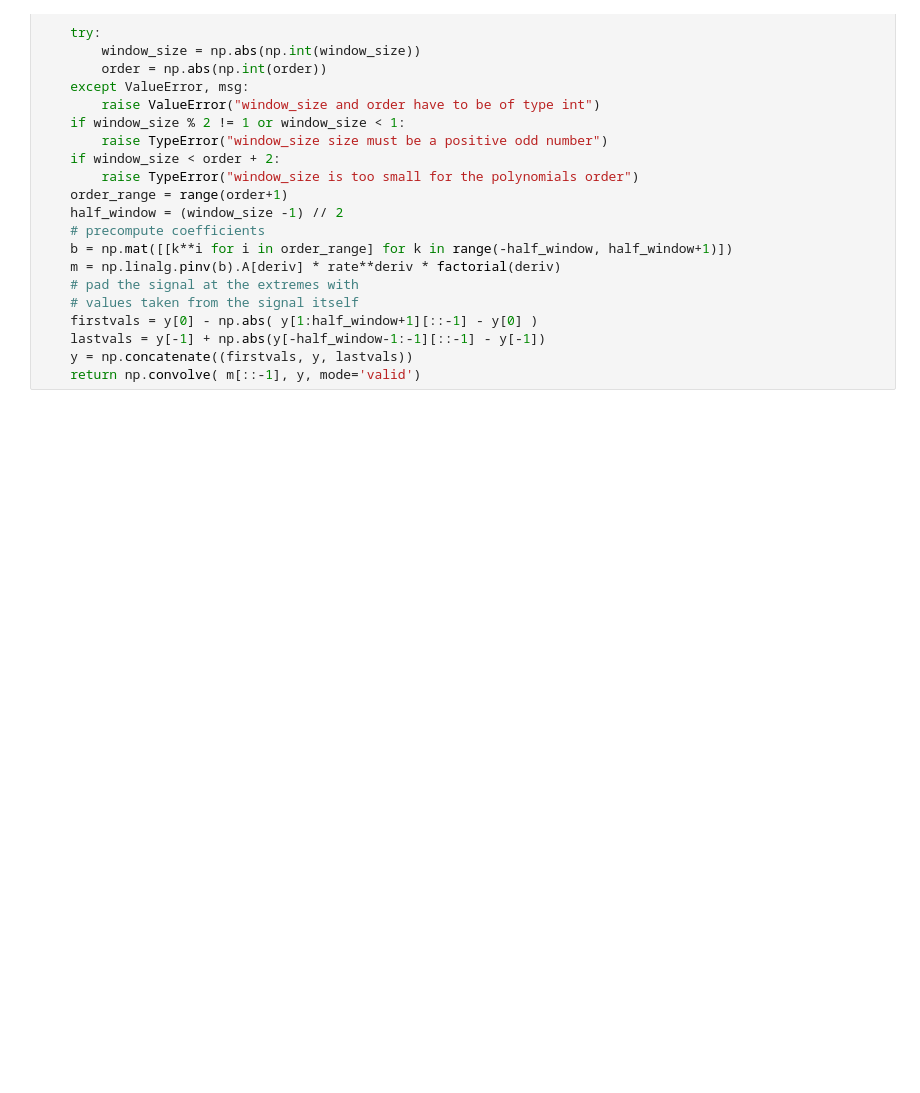
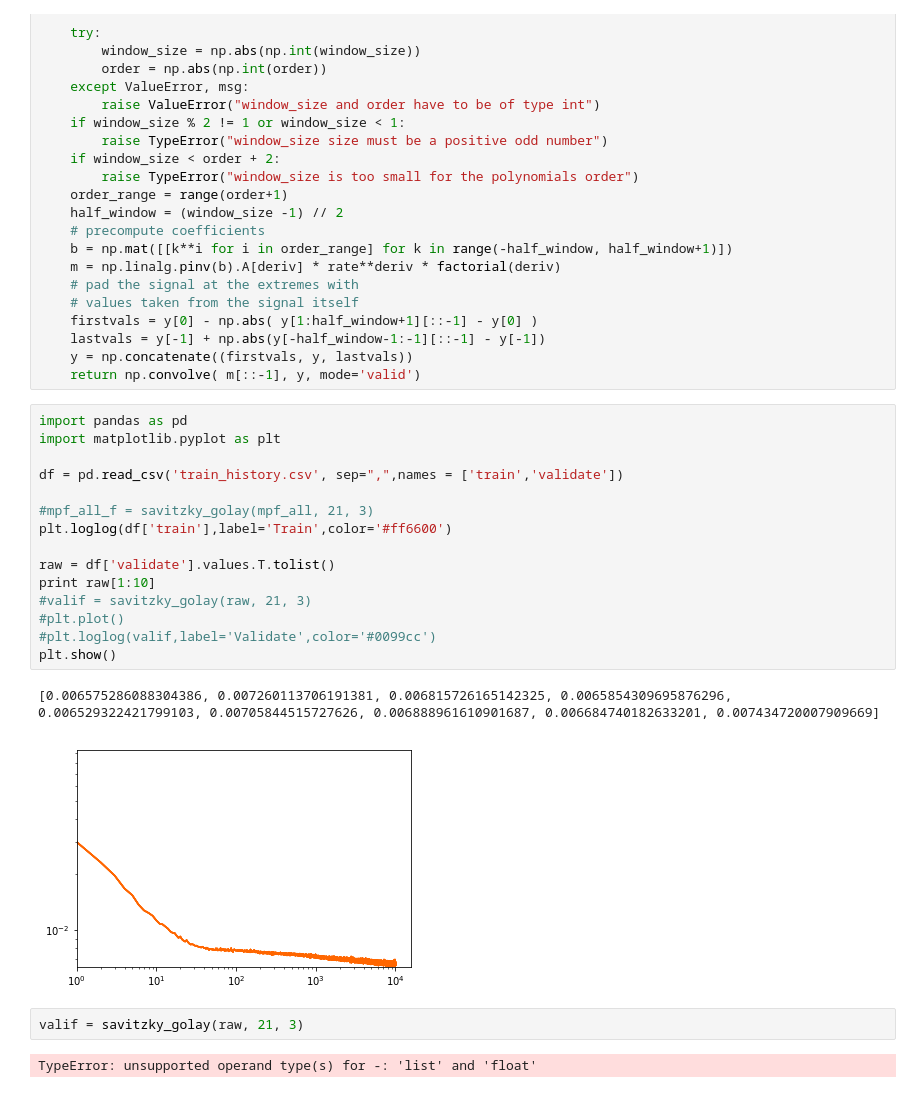
Before and after one commit to mira67/DL4RS, a Jupyter notebook: sandbox/test.ipynb, the cells around one changed output. Saved outputs shown, nothing was run; the diff lists cells and outputs as text; blank space fills up the shorter version.

Commit message:
save train history data for plot

```diff
--- a/sandbox/test.ipynb
+++ b/sandbox/test.ipynb
@@ -264,3 +264,25 @@ def savitzky_golay(y, window_size, order, deriv=0, rate=1):
     lastvals = y[-1] + np.abs(y[-half_window-1:-1][::-1] - y[-1])
     y = np.concatenate((firstvals, y, lastvals))
     return np.convolve( m[::-1], y, mode='valid')
+# %%
+import pandas as pd
+import matplotlib.pyplot as plt
+
+df = pd.read_csv('train_history.csv', sep=",",names = ['train','validate'])
+
+#mpf_all_f = savitzky_golay(mpf_all, 21, 3)
+plt.loglog(df['train'],label='Train',color='#ff6600')
+
+raw = df['validate'].values.T.tolist()
+print raw[1:10]
+#valif = savitzky_golay(raw, 21, 3)
+#plt.plot()
+#plt.loglog(valif,label='Validate',color='#0099cc')
+plt.show()
+# %% [output]
+[0.006575286088304386, 0.007260113706191381, 0.006815726165142325, 0.0065854309695876296, 0.006529322421799103, 0.00705844515727626, 0.006888961610901687, 0.006684740182633201, 0.007434720007909669]
+[figure, added]
+# %%
+valif = savitzky_golay(raw, 21, 3)
+# %% [output]
+TypeError: unsupported operand type(s) for -: 'list' and 'float'
```
Also changed, not shown: parts of 1 cell of this notebook, 3 other files.
